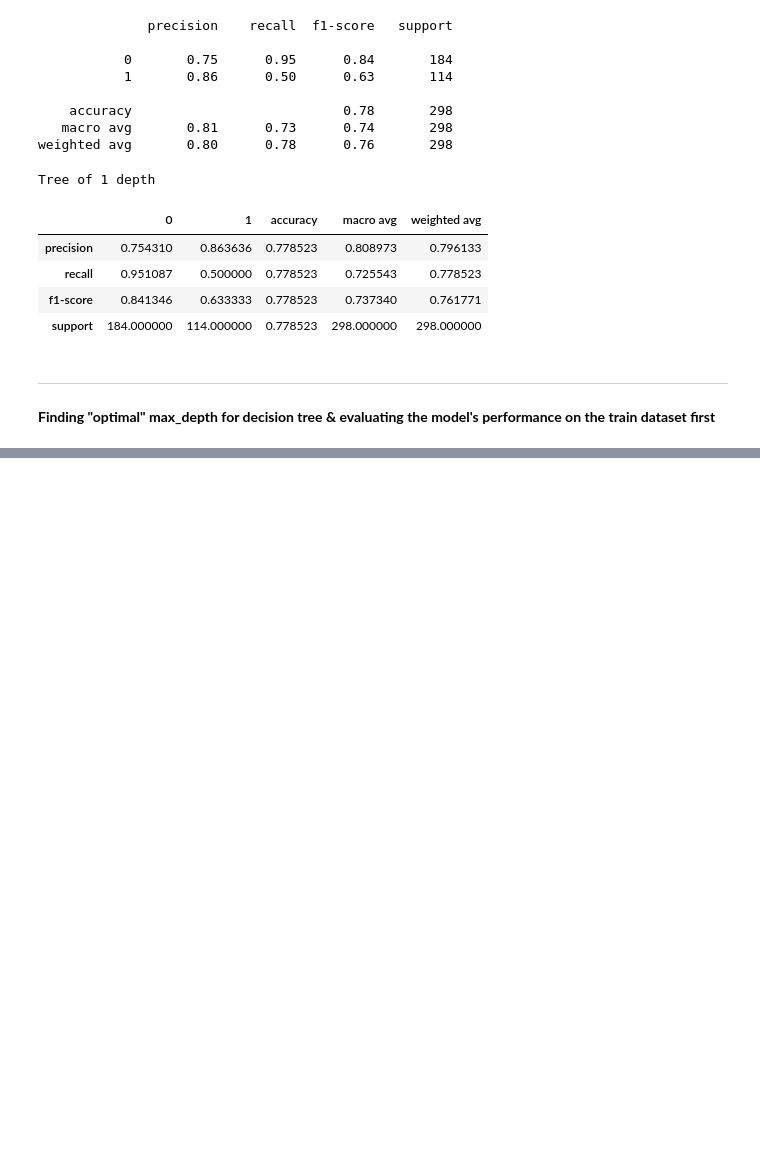
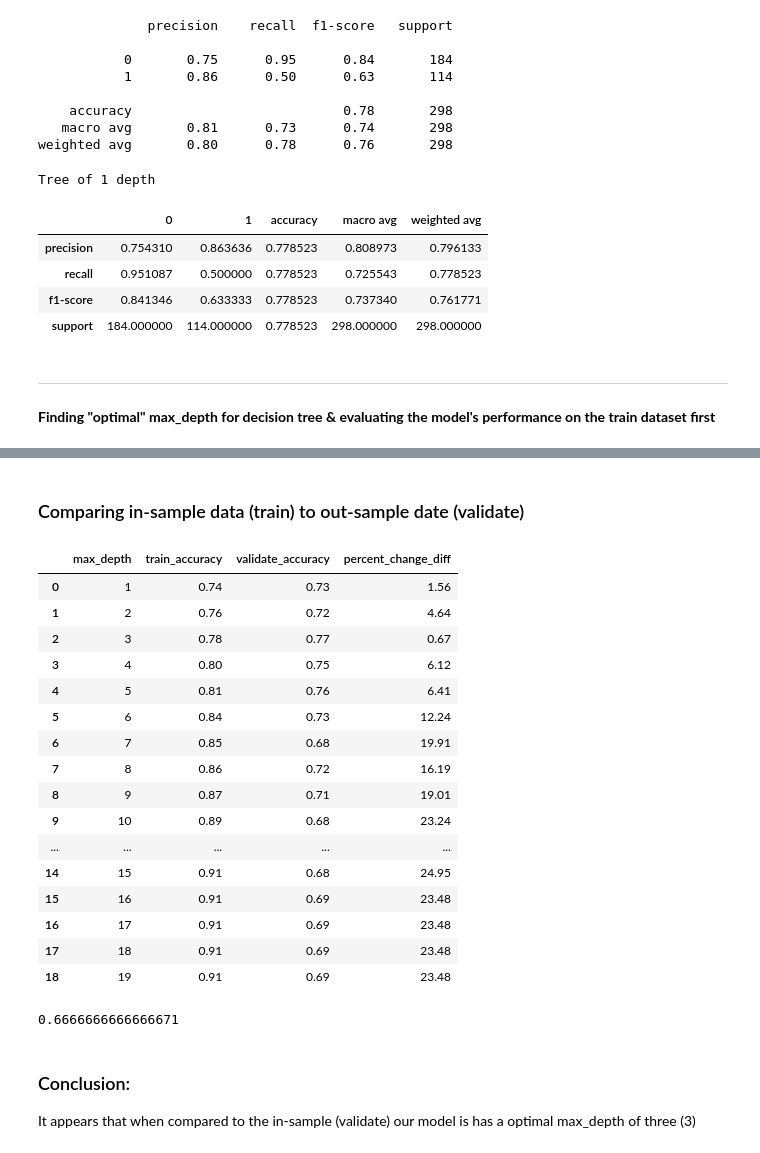
Before and after one commit to mijailmariano/classification-exercises, a Jupyter notebook: model.ipynb, the cells around one changed output, grey strips where cells are left out. Drawn from its saved outputs; the diff is of its cells as text; code cells hidden in the pictures; blank space fills up the shorter version.

```diff
--- a/model.ipynb
+++ b/model.ipynb
@@ -399,7 +400,7 @@ Tree of 1 depth
 # %%
 # using for loops to create classification reports for all depth 1-15
 
-for i in range(1, 21):
+for i in range(1, 15):
     # Making the model
     tree = DecisionTreeClassifier(max_depth=i, random_state=123)
 
@@ -412,7 +413,7 @@ for i in range(1, 21):
 
     # Produce the classification report on the actual y values and this model's predicted y values
     report = classification_report(y_train, y_predictions, output_dict=True)
-    print(f"Tree with max depth of {i}")
+    print(f"Tree with max depth of: {i}")
     print(pd.DataFrame(report))
 
     print() # printing a indented line for ea. iteration
@@ -436,0 +443,57 @@ support    184.000000  114.000000   0.90604  298.000000    298.000000
+# %% [markdown]
+### Comparing in-sample data (train) to out-sample date (validate)
+# %%
+metrics = []
+
+for i in range(1, 20):
+    # Make the model
+    tree = DecisionTreeClassifier(max_depth=i, random_state=123)
+
+    # Fit the model (on train and only train)
+    tree = tree.fit(X_train, y_train)
+
+    # Use the model
+    # We'll evaluate the model's performance on train, first
+    in_sample_accuracy = tree.score(X_train, y_train)
+
+    out_of_sample_accuracy = tree.score(X_validate, y_validate)
+
+    output = {
+        "max_depth": i,
+        "train_accuracy": in_sample_accuracy,
+        "validate_accuracy": out_of_sample_accuracy
+    }
+
+    metrics.append(output)
+
+df = pd.DataFrame(metrics)
+df["percent_change_diff"] = ((df.train_accuracy - df.validate_accuracy) / df.train_accuracy) * 100
+df.round(2)
+# %% [output]
+|  | max_depth | train_accuracy | validate_accuracy | percent_change_diff |
+| 0 | 1 | 0.74 | 0.73 | 1.56 |
+| 1 | 2 | 0.76 | 0.72 | 4.64 |
+| 2 | 3 | 0.78 | 0.77 | 0.67 |
+| 3 | 4 | 0.80 | 0.75 | 6.12 |
+| 4 | 5 | 0.81 | 0.76 | 6.41 |
+| 5 | 6 | 0.84 | 0.73 | 12.24 |
+| 6 | 7 | 0.85 | 0.68 | 19.91 |
+| 7 | 8 | 0.86 | 0.72 | 16.19 |
+| 8 | 9 | 0.87 | 0.71 | 19.01 |
+| 9 | 10 | 0.89 | 0.68 | 23.24 |
+| ... | ... | ... | ... | ... |
+| 14 | 15 | 0.91 | 0.68 | 24.95 |
+| 15 | 16 | 0.91 | 0.69 | 23.48 |
+| 16 | 17 | 0.91 | 0.69 | 23.48 |
+| 17 | 18 | 0.91 | 0.69 | 23.48 |
+| 18 | 19 | 0.91 | 0.69 | 23.48 |
+# %%
+# lowest percentage change difference between in-sample (train) and out-sample (validate)
+
+df["percent_change_diff"].min()
+# %% [output]
+0.6666666666666671
+# %% [markdown]
+### Conclusion:
+
+It appears that when compared to the in-sample (validate) our model is has a optimal max_depth of three (3)
```
Also changed, not shown: parts of 29 cells of this notebook.
